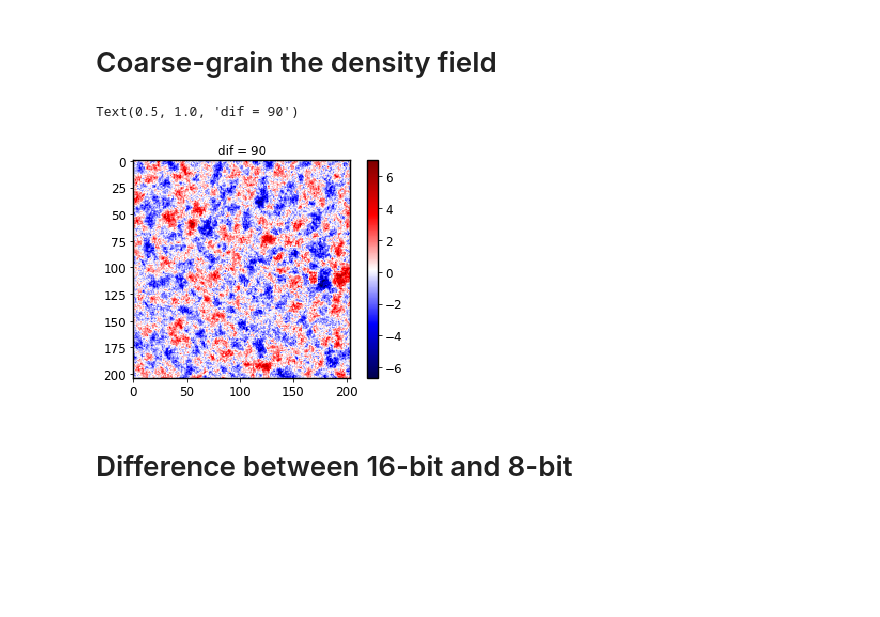
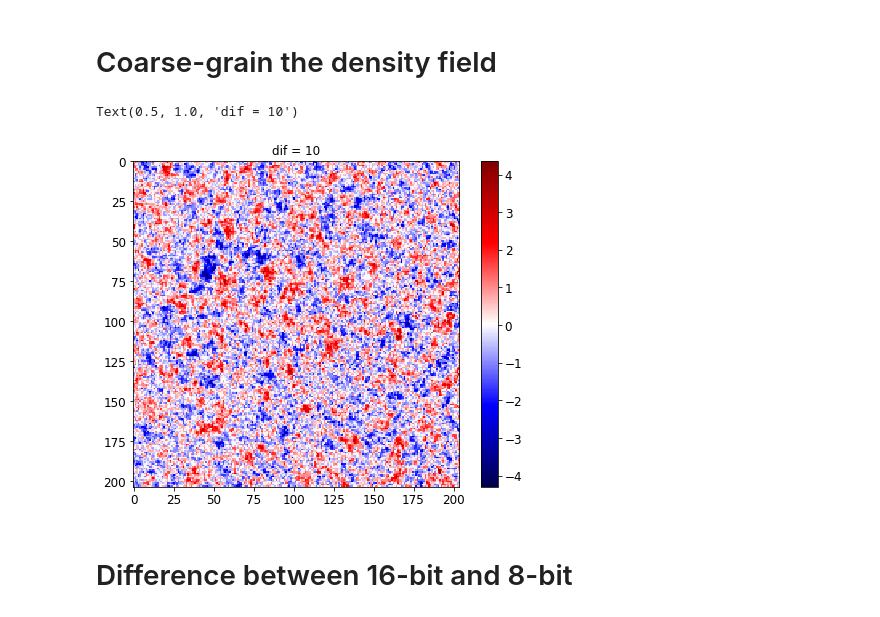
Before and after one commit to ZLoverty/Python, a Jupyter notebook: Correlation/src/fig-4_fields.ipynb, the cells around one changed output. Saved outputs shown, nothing was run; the diff lists cells and outputs as text; code cells hidden in the pictures; blank space fills up the shorter version.

```diff
--- a/Correlation/src/fig-4_fields.ipynb
+++ b/Correlation/src/fig-4_fields.ipynb
@@ -73,20 +73,22 @@ plt.colorbar(mpl.cm.ScalarMappable(norm=normcv, cmap='seismic'), ax=ax[1, 1], sh
 # %% [markdown]
 # Coarse-grain the density field
 # %%
-dif = 90
-img_folder = r'D:\Wei\Dynamics_raw\80'
+name = '900'
+dif = 10
+plt.figure(figsize=(8, 6))
+img_folder = r'E:\Google Drive\data_share\Dynamics_raw\80'
 img0 = io.imread(os.path.join(img_folder, '900.tif'))
 img1 = io.imread(os.path.join(img_folder, str(int(int(name)+dif)) + '.tif'))
 X, Y, I0 = cl.divide_windows(img0, windowsize=[10, 10], step=10)
 X, Y, I1 = cl.divide_windows(img1, windowsize=[10, 10], step=10)
 dc = I1.astype('int32')-I0.astype('int32')
 dc = signal.correlate2d(dc, mil.matlab_style_gauss2D((11, 11)), mode='same')
 plt.imshow(dc, cmap='seismic')
 plt.colorbar()
 plt.title('dif = {}'.format(dif))
 # %% [output]
-Text(0.5, 1.0, 'dif = 90')
+Text(0.5, 1.0, 'dif = 10')
-[figure, old version]
+[figure, new version]
 # %% [markdown]
 # Difference between 16-bit and 8-bit
 # %%
```
Also changed, not shown: parts of 5 cells of this notebook.
